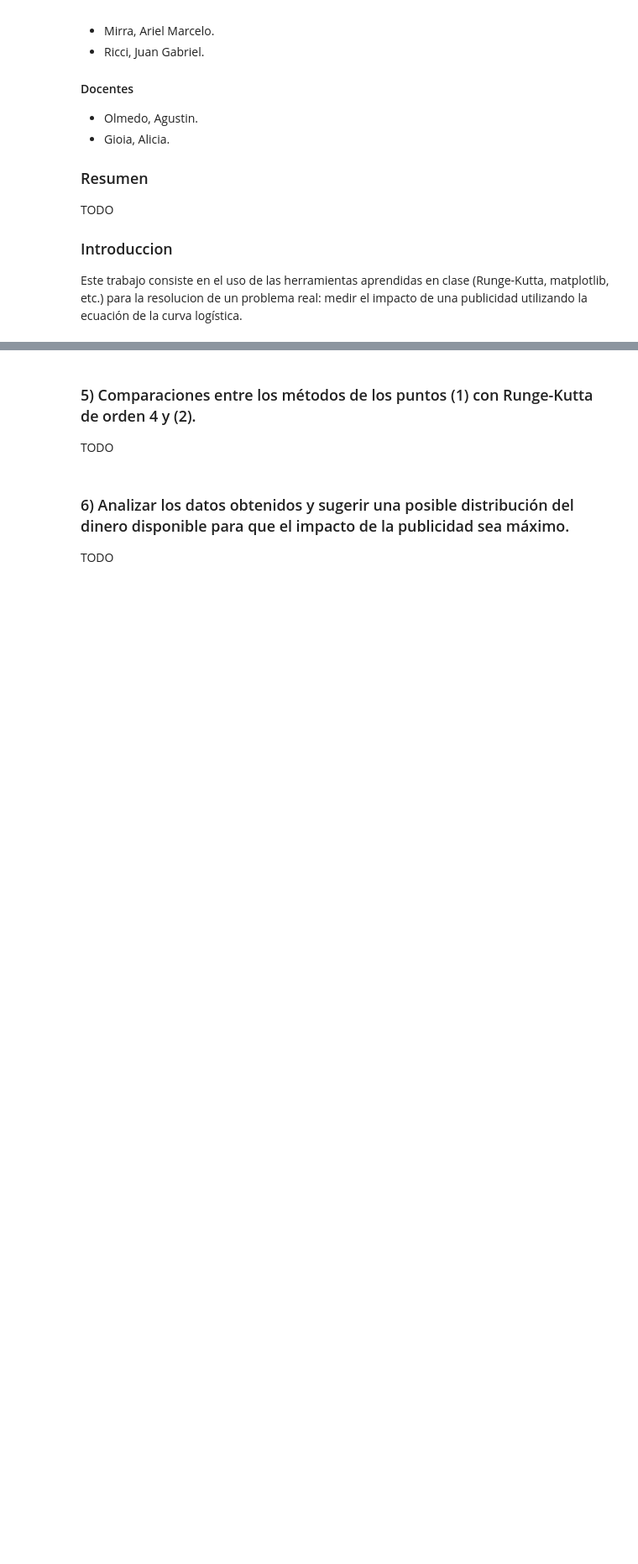
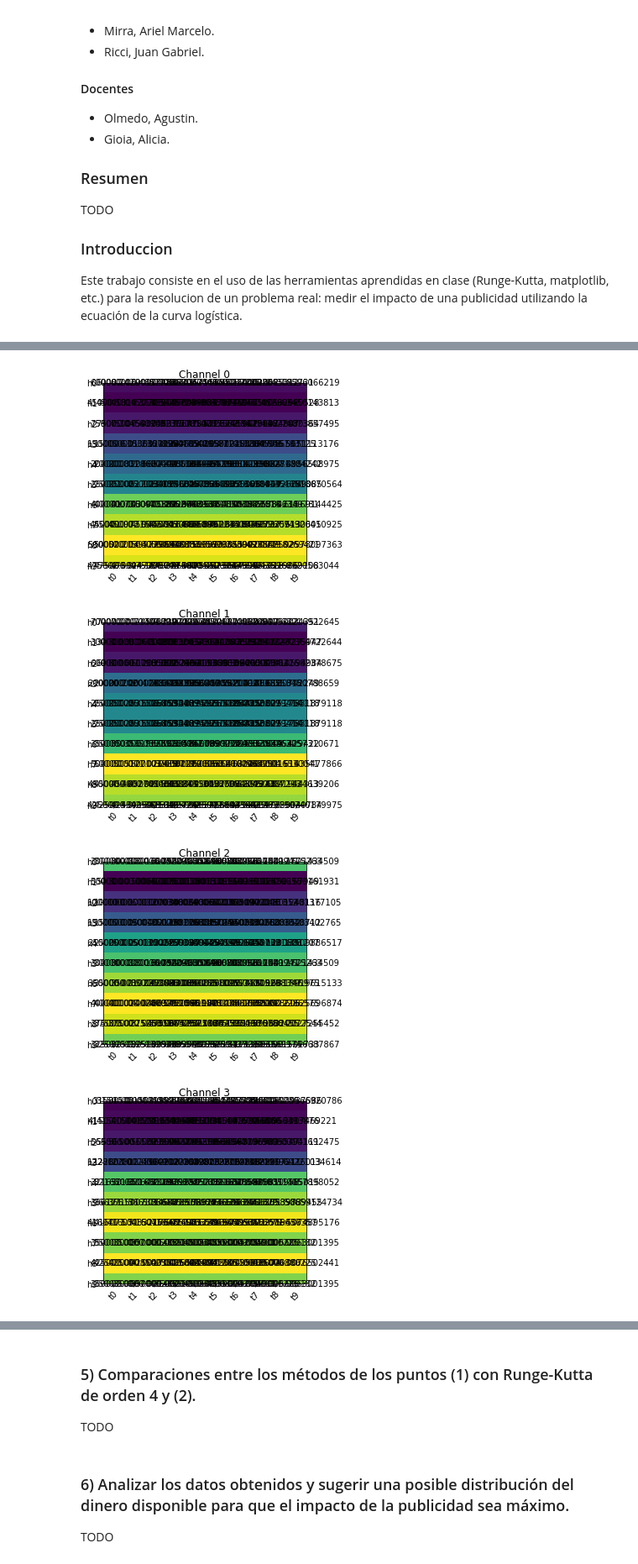
Before and after one commit to AriMirra/python-math, a Jupyter notebook: tp3/TP3.ipynb, the cells around one changed output, grey strips where cells are left out. Shown at 84% size. Cells and saved outputs as stored; diff of their text form; code cells hidden in the pictures; blank space fills up the shorter version.

```diff
--- a/tp3/TP3.ipynb
+++ b/tp3/TP3.ipynb
@@ -114,2 +85,19 @@ TODO
+# %%
+for i in range(len(coef_k)):
+    k = float(coef_k[i][0])
+    f = open("channel_"+str(i)+".csv", "w")
+    for M in tv_viewers_channels[i]:
+        y_calculated = []
+        y0 = y(k, float(M), 0)
+        y_calculated.append(y0)
+        line_to_write = "" + str(y0) + ","  # t=0
+        for j in range(1, 10):
+            yi = y_next(k, float(M), y_calculated[j-1], j, 1)
+            y_calculated.append(yi)
+            line_to_write += str(yi)
+            if j is not 9:
+                line_to_write += ","
+        f.write(line_to_write+"\n")
+    f.close()
 # %% [markdown]
 ### 4) Hacer para cada instante de tiempo un mapa de calor con el impacto de la publicidad de cada canal y horario.
@@ -116,0 +104,41 @@ TODO
+# %%
+import numpy as np
+import matplotlib.pyplot as plt
+
+# https://matplotlib.org/3.1.1/gallery/images_contours_and_fields/image_annotated_heatmap.html
+for i in range(len(coef_k)):
+    rows_horarios = ["h0", "h1", "h2", "h3", "h4", "h5", "h6", "h7", "h8", "h9"]
+    cols_times = ["t0", "t1", "t2", "t3", "t4", "t5", "t6", "t7", "t8", "t9"]
+    f = open("channel_"+str(i)+".csv", "r")
+    matrix = []
+    pre_matrix = f.readlines()
+    for item in pre_matrix:
+        new_item = item.split(",")
+        row = []
+        for subitem in new_item:
+            row.append(float(subitem.rstrip()))
+        matrix.append(row)
+    matrix_2 = np.array(matrix)
+    fig, ax = plt.subplots()
+    im = ax.imshow(matrix_2)
+    ax.set_xticks(range(len(cols_times)))
+    ax.set_yticks(range(len(rows_horarios)))
+    ax.set_xticklabels(cols_times)
+    ax.set_yticklabels(rows_horarios)
+    plt.setp(ax.get_xticklabels(), rotation=45, ha="right",
+            rotation_mode="anchor")
+    for k in range(len(cols_times)):
+        for j in range(len(rows_horarios)):
+            text = ax.text(j, k, matrix_2[k, j],
+                          ha="center", va="center")
+
+    ax.set_title("Channel " + str(i))
+#     fig.tight_layout()
+    plt.show()
+
+    f.close()
+# %% [output]
+[figure, added]
+[figure, added]
+[figure, added]
+[figure, added]
```
Also changed, not shown: parts of 15 cells of this notebook, 5 other files.
